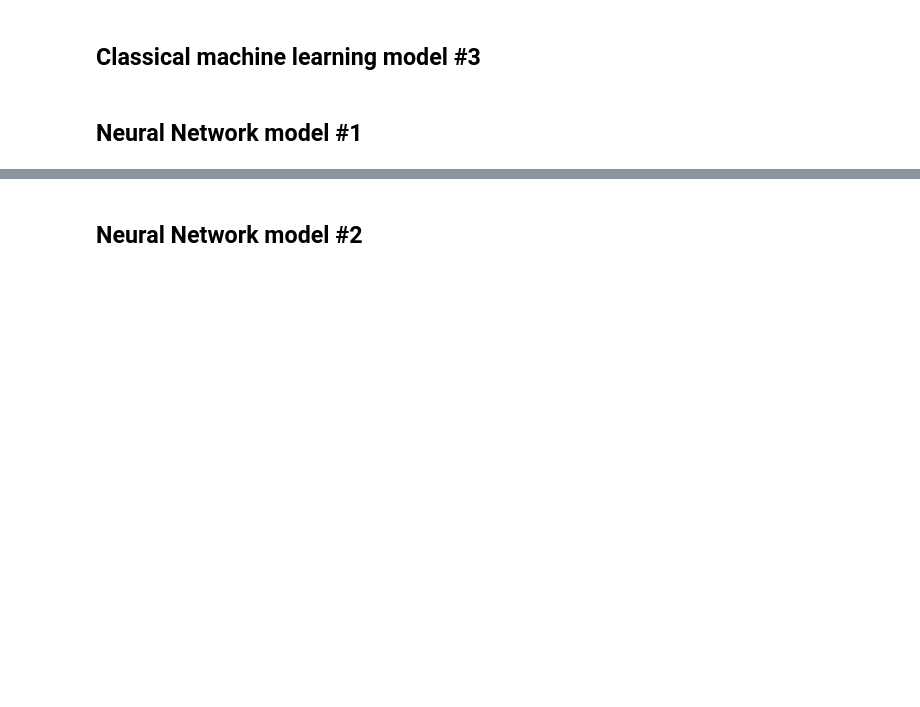
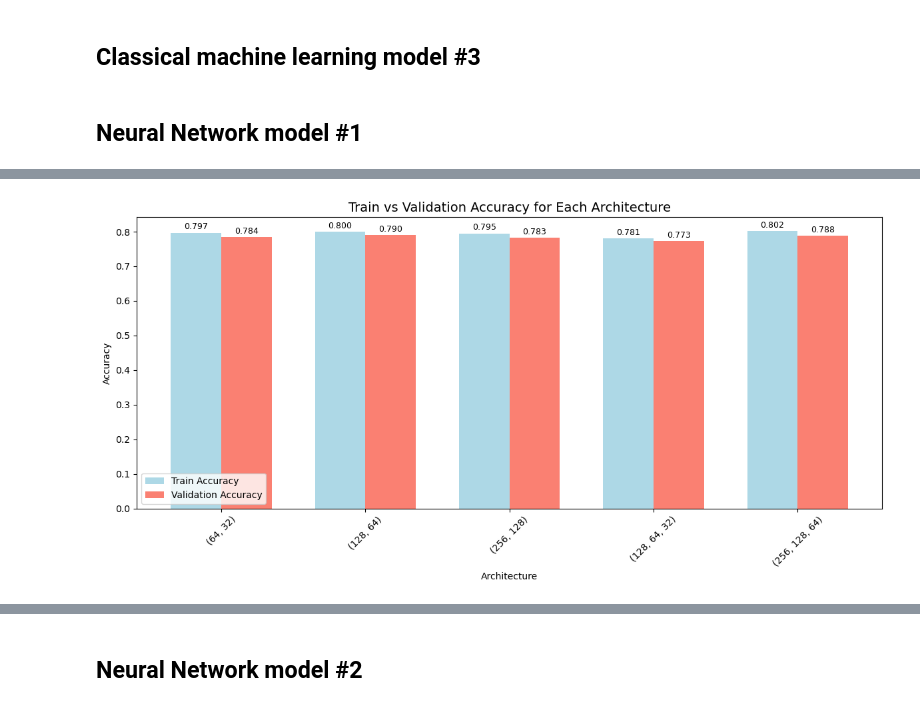
Before and after one commit to NebulaRojo9/STINTSY-MCO, a Jupyter notebook: Group2_nb.ipynb, the cells around one changed output, grey strips where cells are left out. Cells and saved outputs as stored; diff of their text form; code cells hidden in the pictures; blank space fills up the shorter version.

```diff
--- a/Group2_nb.ipynb
+++ b/Group2_nb.ipynb
@@ -933,0 +1105,25 @@ print(results_df.to_string(index=False))
+# %%
+import matplotlib.pyplot as plt
+import numpy as np
+
+# see distribution of balanced accuracy scores in the training and validation set across different architectures
+plt.figure(figsize=(12, 6))
+x = np.arange(len(results_df["architecture"]))
+bar_width = 0.35
+plt.bar(x - bar_width/2, results_df["train_accuracy"], width=bar_width, label='Train Accuracy', color='lightblue')
+plt.bar(x + bar_width/2, results_df["val_accuracy"], width=bar_width, label='Validation Accuracy', color='salmon')
+plt.title("Train vs Validation Accuracy for Each Architecture", fontsize=14)
+plt.xlabel("Architecture")
+plt.ylabel("Accuracy")
+plt.legend()
+plt.xticks(x, results_df["architecture"], rotation=45)
+plt.tight_layout()
+
+# allow user to see the values on top of the bars
+for i in range(len(results_df)):
+    plt.text(i - bar_width/2, results_df["train_accuracy"].iloc[i] + 0.01, f"{results_df['train_accuracy'].iloc[i]:.3f}", ha='center', fontsize=9)
+    plt.text(i + bar_width/2, results_df["val_accuracy"].iloc[i] + 0.01, f"{results_df['val_accuracy'].iloc[i]:.3f}", ha='center', fontsize=9)
+
+plt.show()
+# %% [output]
+[figure, added]
```
Also changed, not shown: parts of 36 cells of this notebook, 1 other file.
